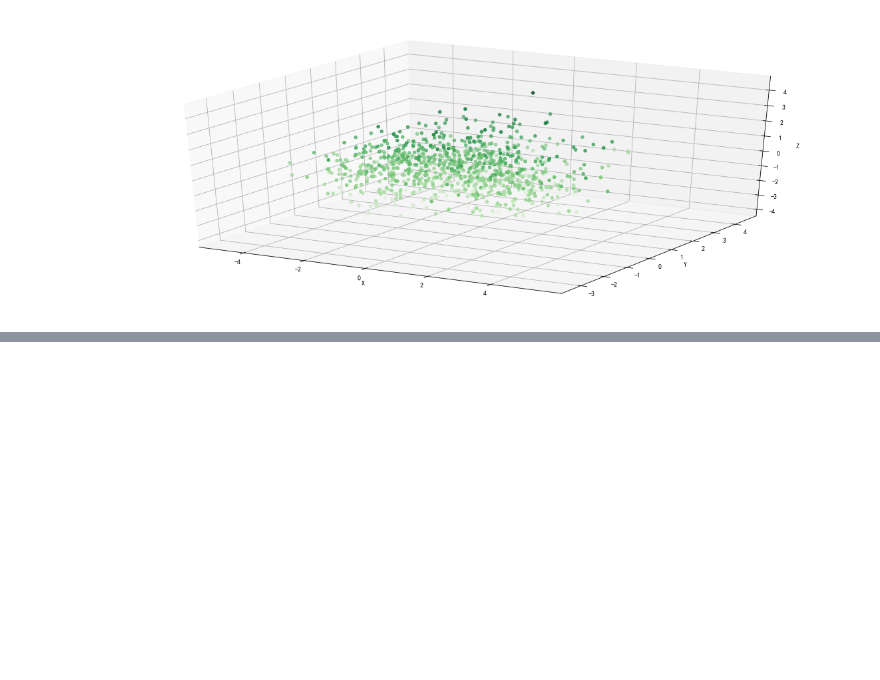
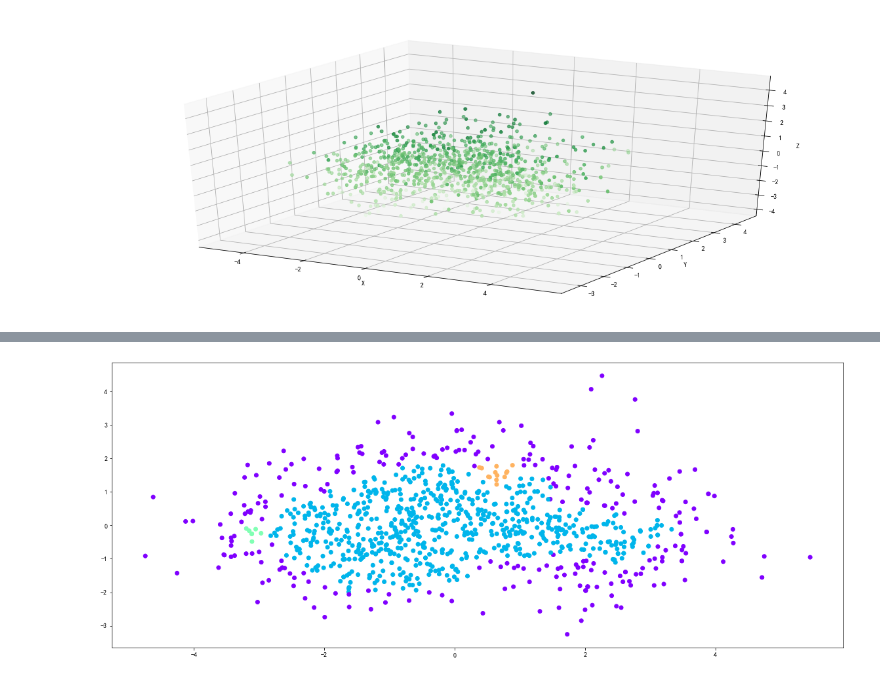
Before and after one commit to MKMQ99/Data-Mining, a Jupyter notebook: 聚类/cluster.ipynb, the cells around one changed output, grey strips where cells are left out. Drawn from its saved outputs; the diff is of its cells as text; code cells hidden in the pictures; blank space fills up the shorter version.

Commit message:
works done by hudingwei
dbscan算法的聚类

```diff
--- a/聚类/cluster.ipynb
+++ b/聚类/cluster.ipynb
@@ -378,0 +384,14 @@ ax.view_init(60, 35)
+# %%
+#进行降维
+pca = PCA(n_components=2)
+newdata4 = pca.fit_transform(data)
+
+x = []
+y = []
+
+for i in range(len(newdata4)):
+    x.append(newdata4[i][0])
+    y.append(newdata4[i][1])
+
+plt.scatter(x, y)
+plt.show()
@@ -378,0 +400,10 @@ ax.view_init(60, 35)
+# %%
+#dbscan进行模型训练
+#拟设eps=0.3, min_samples=11
+db = DBSCAN(eps=0.3, min_samples=11)
+db.fit(newdata4)
+
+DBSCAN(algorithm='auto', eps=0.3, leaf_size=30, metric='euclidean', metric_params=None, min_samples=10, n_jobs=None,
+       p=None)
+
+print('result:', db.labels_)
@@ -378,0 +428,16 @@ ax.view_init(60, 35)
+# %%
+#dbscan2维聚类结果绘图
+colors = cm.rainbow(np.linspace(0, 1, 5))
+x = []
+y = []
+c = []
+
+for i in range(len(newdata4)):
+    x.append(newdata4[i][0])
+    y.append(newdata4[i][1])
+    c.append(colors[db.labels_[i]+1])
+
+plt.scatter(x, y, color=c)
+plt.show()
+# %% [output]
+[figure, added]
```
Also changed, not shown: parts of 13 cells of this notebook, 4 other files.
